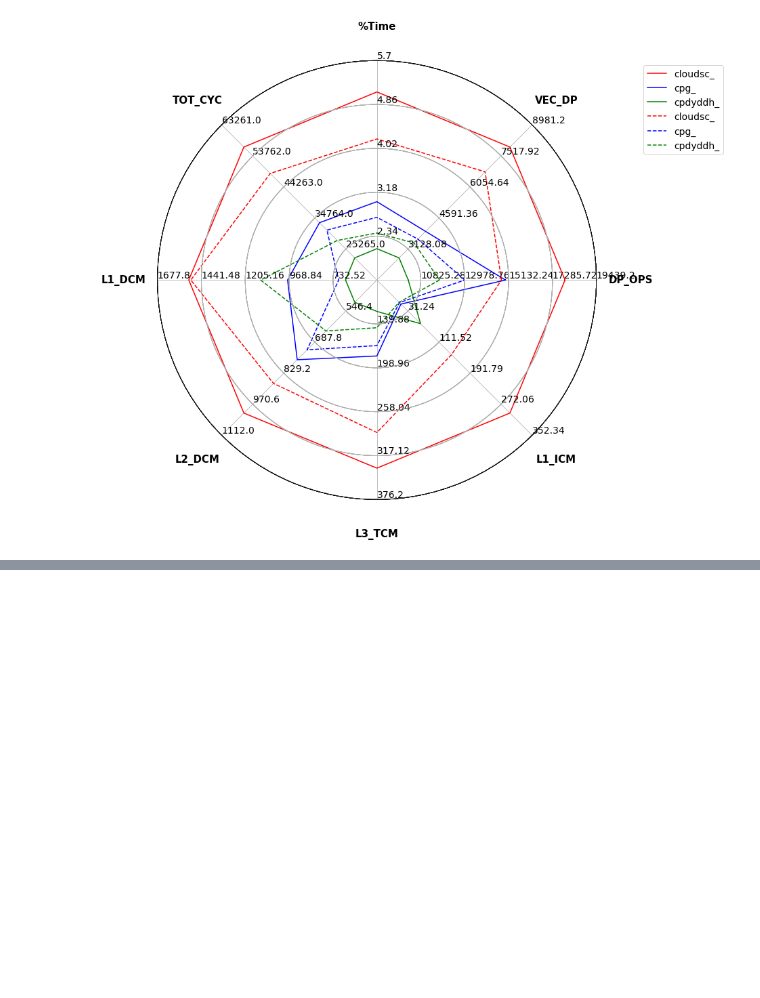
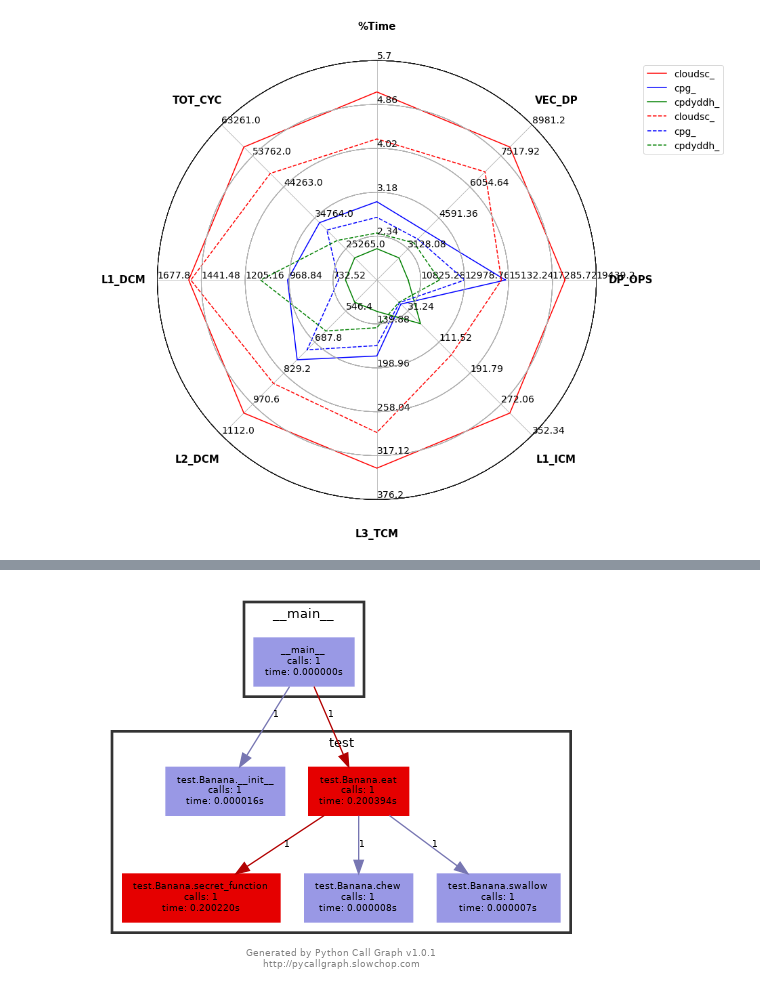
Before and after one commit to ECMWFCode4Earth/HPC-performance-profiling-tool, a Jupyter notebook: Experiment.ipynb, the cells around one changed output, grey strips where cells are left out. Saved outputs shown, nothing was run; the diff lists cells and outputs as text; code cells hidden in the pictures; blank space fills up the shorter version.

Commit message:
testing out differne aproches of the graph

```diff
--- a/Experiment.ipynb
+++ b/Experiment.ipynb
@@ -336,6 +358,12 @@ with open("callgraph.json") as f:
 parsed_dict = dict(parsed_dict)
 # %%
 # START get depth of the data
+import json
+z = json.loads(x)
+
+json_formatted_str = json.dumps(z, indent=2)
+print(json_formatted_str)
+"""
 depth = 4
 data = list(filter(lambda x: parsed_dict[x]['finalParent'] == 'MASTER' and
                    parsed_dict[x]['depth'] < 4,
@@ -415,4 +443,5 @@ fig = go.Figure(data=[edge_trace, node_trace],
              layout=go.Layout(
                 titlefont_size=16))
 fig.show()
+"""
 # %% [output]
@@ -419,0 +449,30 @@ fig.show()
+# %%
+# START get depth of the data
+%pip install pycallgraph
+import json
+from pycallgraph import PyCallGraph
+from pycallgraph.output import GraphvizOutput
+from test import Banana
+#with PyCallGraph(output=GraphvizOutput()): code_to_profile()
+
+
+#print(parsed_dict)
+#z = json.loads(parsed_dict)
+
+# json_formatted_str = json.dumps(parsed_dict, indent=2)
+# print(json_formatted_str)
+
+with open("callgraph.json") as f:
+    data = json.load(f)
+    json_formatted_str = json.dumps(data, indent=2)
+    #print(json_formatted_str)
+
+graphviz = GraphvizOutput(output_file='test.png')
+with PyCallGraph(output=graphviz):
+    banana = Banana()
+    banana.eat()
+from IPython.display import Image
+Image(filename='test.png')
+
+#with PyCallGraph(output=GraphvizOutput()):json_formatted_str
+# %% [output]
@@ -419,0 +481 @@ fig.show()
+[figure, added]
```
Also changed, not shown: parts of 4 cells of this notebook, 10 other files.
